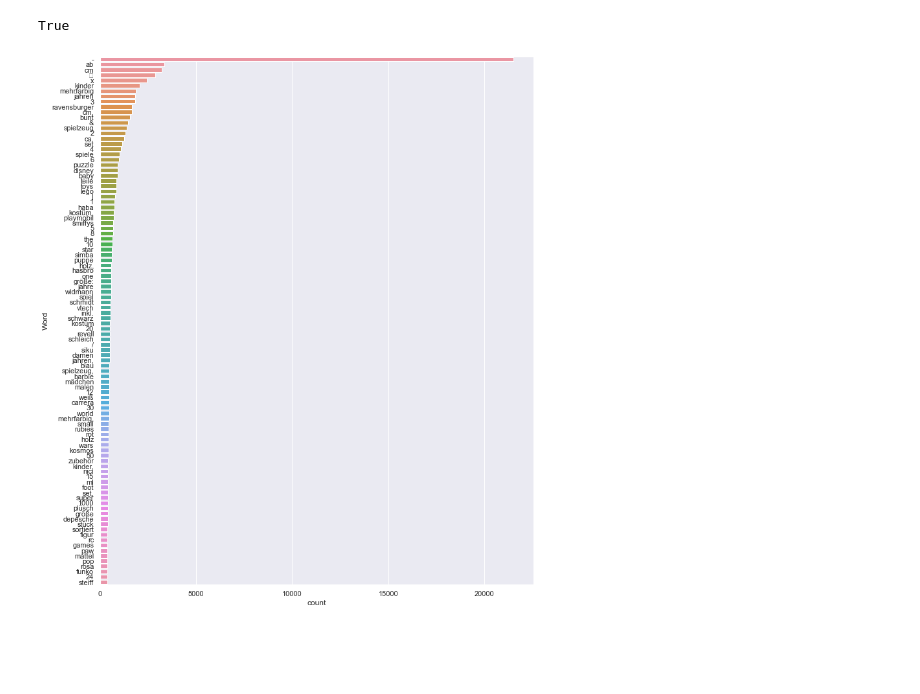
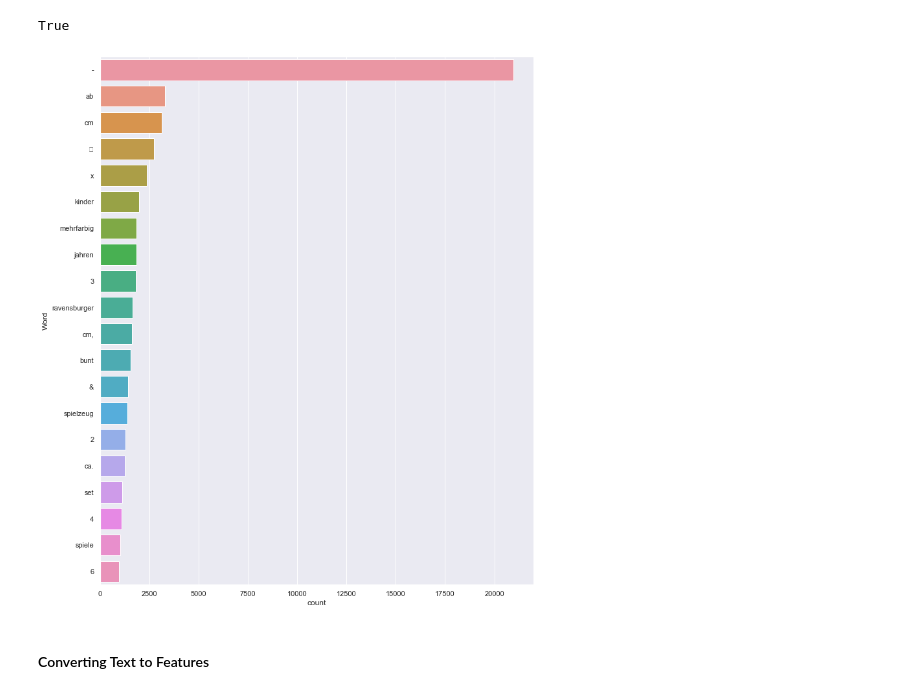
Before and after one commit to RageJohnny/ml_workshops, a Jupyter notebook: Natural_Language_Processing_Project_Categorization.ipynb, the cells around one changed output. Saved outputs shown, nothing was run; the diff lists cells and outputs as text; code cells hidden in the pictures; blank space fills up the shorter version.

Commit message:
adjusted data

```diff
--- a/Natural_Language_Processing_Project_Categorization.ipynb
+++ b/Natural_Language_Processing_Project_Categorization.ipynb
@@ -89,6 +127,8 @@ def remove_stopwords(text):
 
 data['Clean_name'] = data['Clean_name'].apply(lambda x: remove_stopwords(x))
 # %%
-freq_words(data['Clean_name'], 100)
+freq_words(data['Clean_name'], 20)
 # %% [output]
-[figure, old version]
+[figure, new version]
+# %% [markdown]
+#### Converting Text to Features
```
Also changed, not shown: parts of 20 cells of this notebook, 2 other files.
